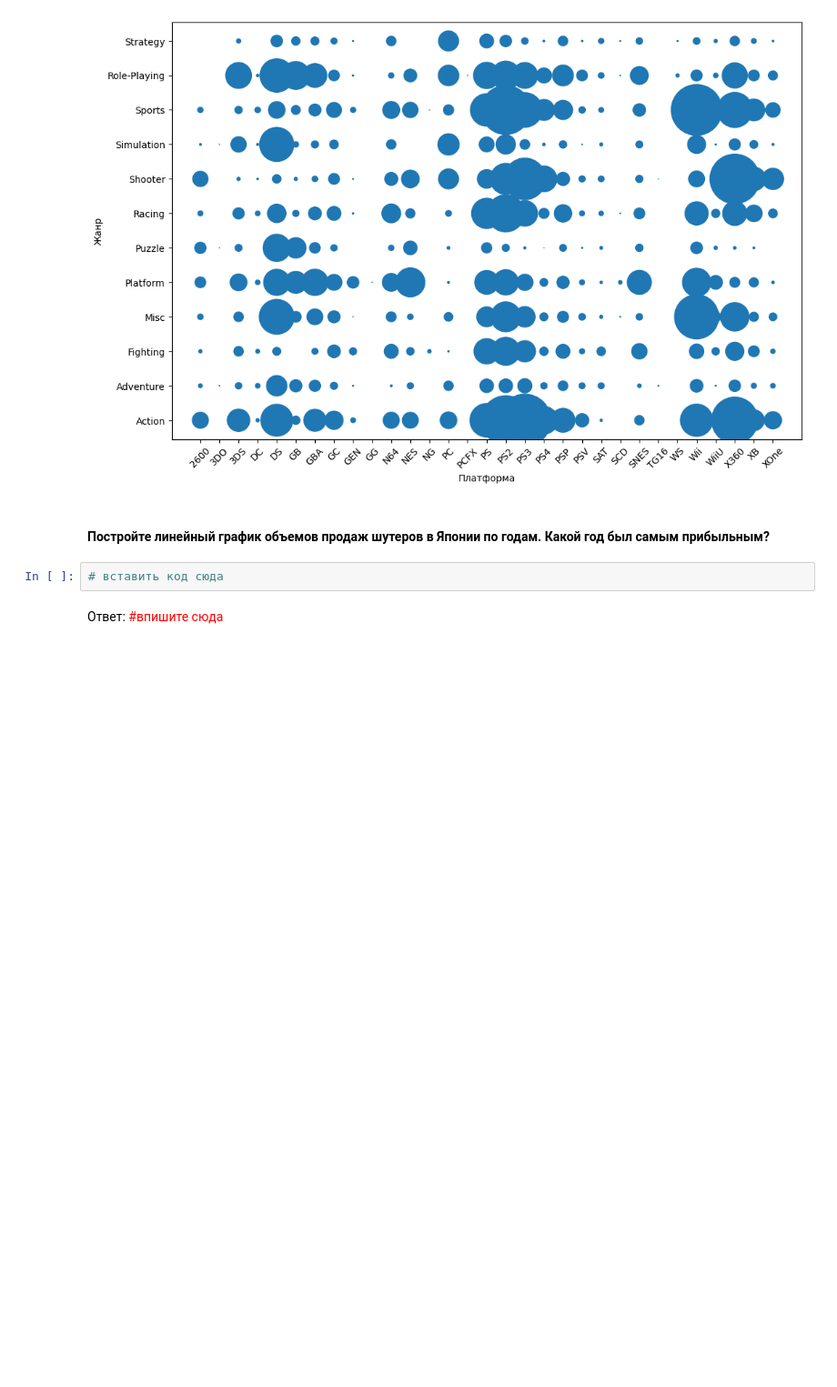
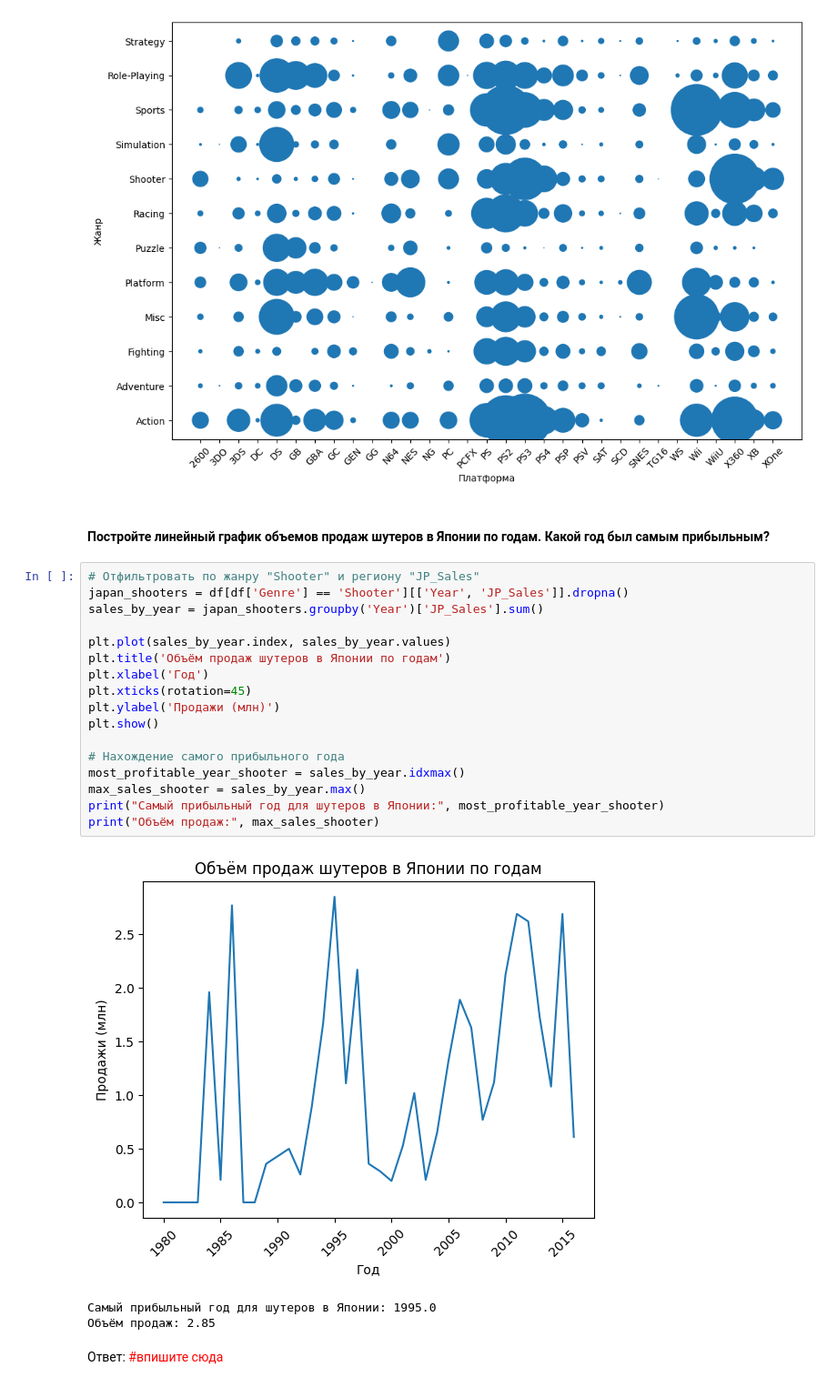
Before and after one commit to DortanMors/DataScienceLabs, a Jupyter notebook: lab_2.1_6407_ФоминВС.ipynb, the cells around one changed output. Shown at 91% size. Saved outputs shown, nothing was run; the diff lists cells and outputs as text; blank space fills up the shorter version.

Commit message:
lab3 japan shooters

```diff
--- a/lab_2.1_6407_ФоминВС.ipynb
+++ b/lab_2.1_6407_ФоминВС.ipynb
@@ -267,8 +267,27 @@ plt.show()
 [figure]
 # %% [markdown]
 #### Постройте линейный график объемов продаж шутеров в Японии по годам. Какой год был самым прибыльным?
-# %%
-# вставить код сюда
+# %%
+# Отфильтровать по жанру "Shooter" и региону "JP_Sales"
+japan_shooters = df[df['Genre'] == 'Shooter'][['Year', 'JP_Sales']].dropna()
+sales_by_year = japan_shooters.groupby('Year')['JP_Sales'].sum()
+
+plt.plot(sales_by_year.index, sales_by_year.values)
+plt.title('Объём продаж шутеров в Японии по годам')
+plt.xlabel('Год')
+plt.xticks(rotation=45)
+plt.ylabel('Продажи (млн)')
+plt.show()
+
+# Нахождение самого прибыльного года
+most_profitable_year_shooter = sales_by_year.idxmax()
+max_sales_shooter = sales_by_year.max()
+print("Самый прибыльный год для шутеров в Японии:", most_profitable_year_shooter)
+print("Объём продаж:", max_sales_shooter)
+# %% [output]
+[figure, added]
+Самый прибыльный год для шутеров в Японии: 1995.0
+Объём продаж: 2.85
 # %% [markdown]
 Ответ: <span style="color:red">#впишите сюда</span>
 # %% [markdown]
```
